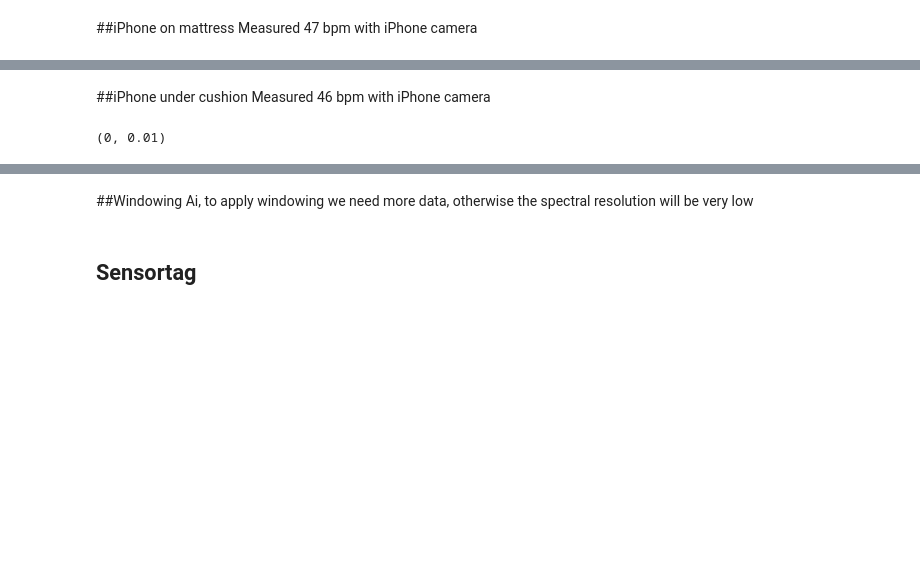
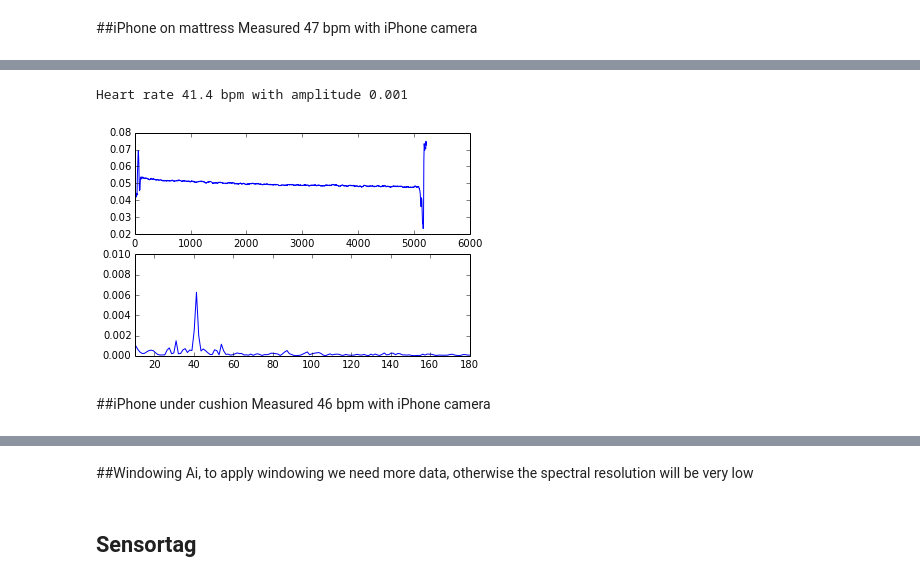
Before and after one commit to pimnijdam/journal, a Jupyter notebook: bed_heartrate_measurement.ipynb, the cells around one changed output, grey strips where cells are left out. Drawn from its saved outputs; the diff is of its cells as text; code cells hidden in the pictures; blank space fills up the shorter version.

```diff
--- a/bed_heartrate_measurement.ipynb
+++ b/bed_heartrate_measurement.ipynb
@@ -92,21 +94,9 @@ ylim(0,0.01)
+# %%
+data = pandas.read_csv('data/iphone_on_mattrass2.csv', parse_dates=True, index_col=0)
+showHeartRate(data)
+# %% [output]
+Heart rate 41.4 bpm with amplitude 0.001
+[figure, added]
 # %% [markdown]
 ##iPhone under cushion
 Measured 46 bpm with iPhone camera
-# %%
-data = pandas.read_csv('data/iphone_under_cushion.csv', parse_dates=True, index_col=0)
-inputData = data.motionPitch.values
-subplot(2,1,1)
-plot(inputData)
-subplot(2,1,2)
-#average the spectrum over all three axis
-(x,y) = calculateSpectrum(100, data.accelerationZ.values)
-y = y + calculateSpectrum(100, data.accelerationX.values)[1]
-y = y + calculateSpectrum(100, data.accelerationY.values)[1]
-y = y + calculateSpectrum(100, data.motionPitch.values)[1]
-y = y + calculateSpectrum(100, data.motionRoll.values)[1]
-y = y / 5.0
-plot(x[5:]*60,y[5:])
-xlim (10,180)
-ylim(0,0.01)
-# %% [output]
-(0, 0.01)
```
Also changed, not shown: parts of 8 cells of this notebook, 1 other file.
